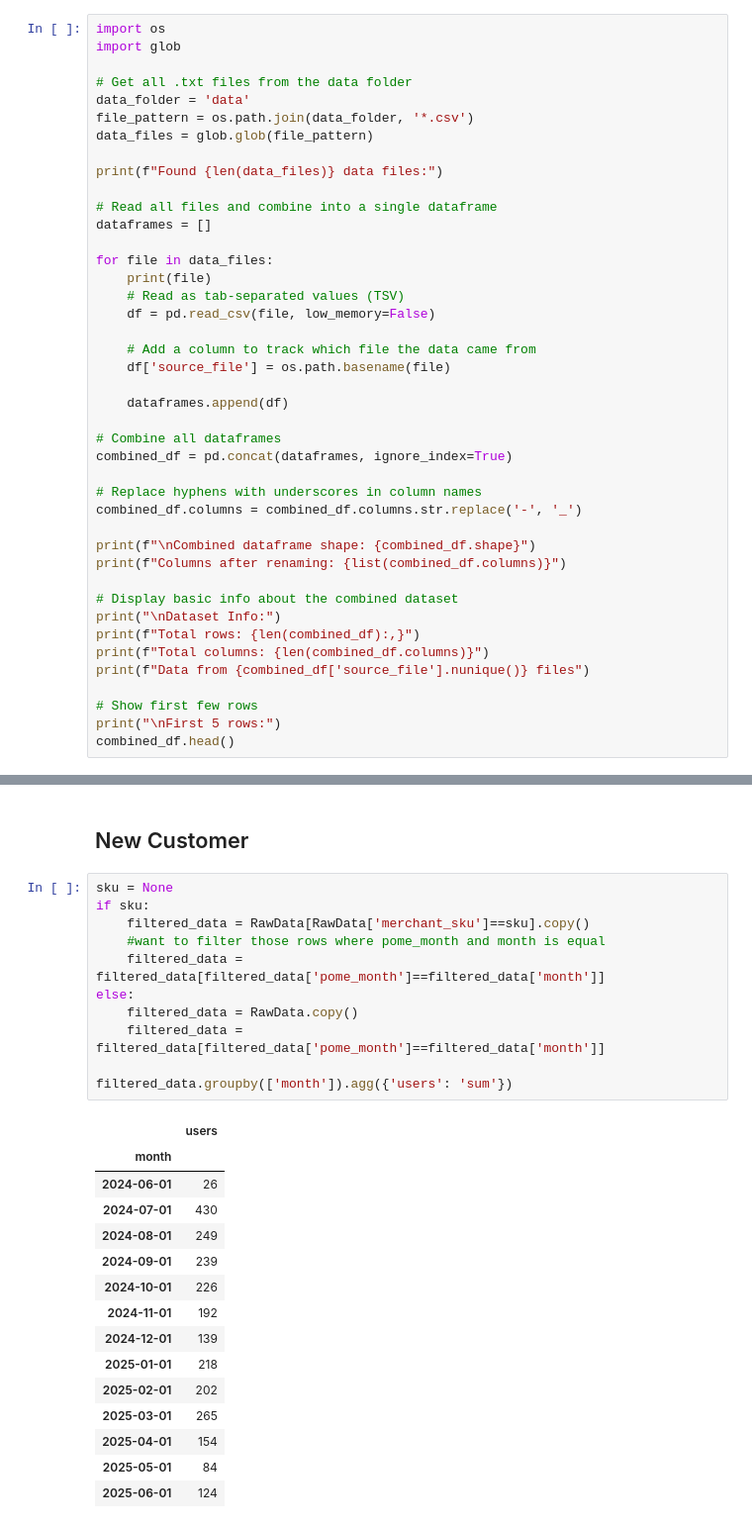
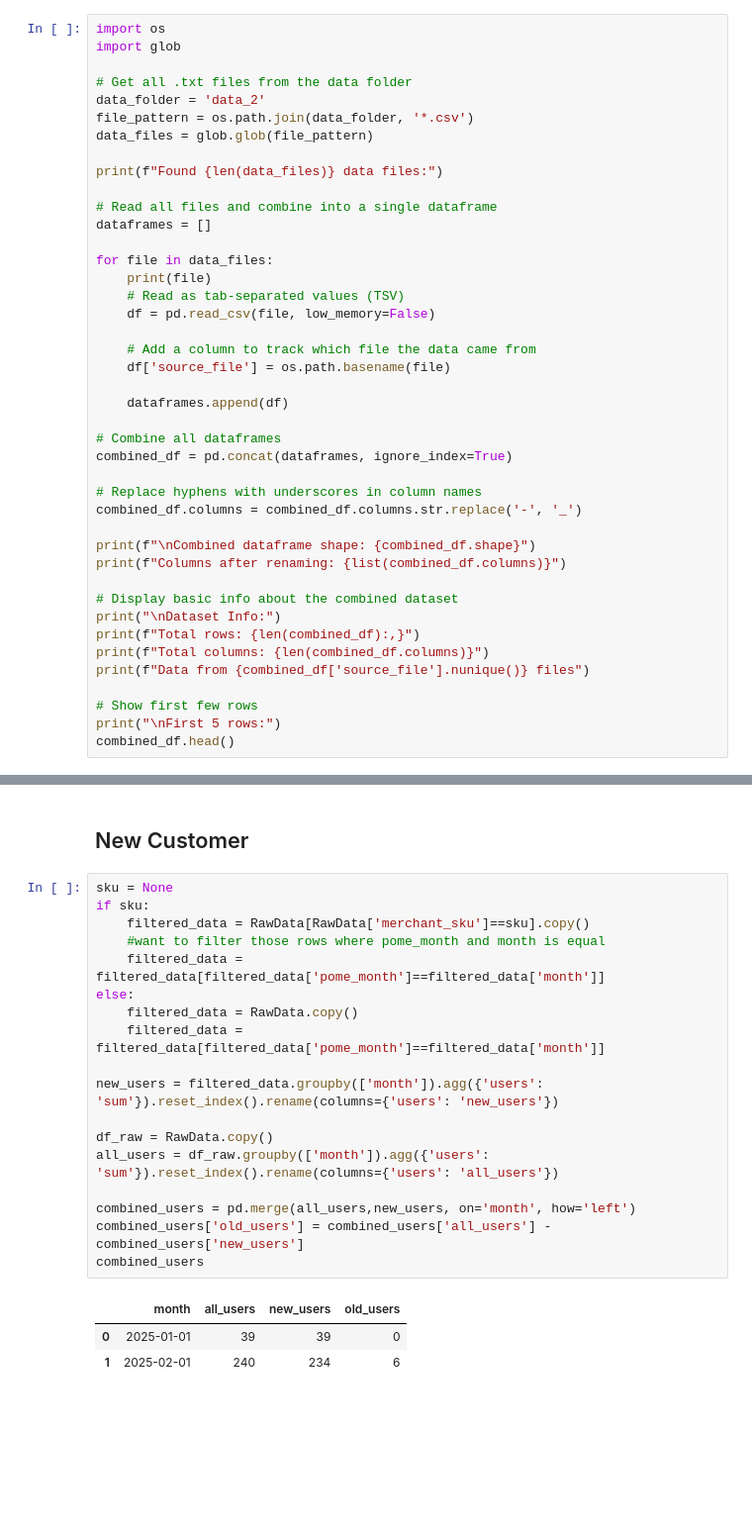
Before and after one commit to datadecoder25/cpg_ltv_calculation, a Jupyter notebook: ltv_calculation.ipynb, the cells around one changed output, grey strips where cells are left out. Shown at 99% size. Cells and saved outputs as stored; diff of their text form; blank space fills up the shorter version.

Commit message:
changed user calculation

```diff
--- a/ltv_calculation.ipynb
+++ b/ltv_calculation.ipynb
@@ -39,7 +53,7 @@ import os
 import glob
 
 # Get all .txt files from the data folder
-data_folder = 'data'
+data_folder = 'data_2'
 file_pattern = os.path.join(data_folder, '*.csv')
 data_files = glob.glob(file_pattern)
 
@@ -1124,27 +1083,22 @@ Retention columns: [Timestamp('2024-07-01 00:00:00'), Timestamp('2024-08-01 00:0
 # %%
 sku = None
 if sku:
     filtered_data = RawData[RawData['merchant_sku']==sku].copy()
     #want to filter those rows where pome_month and month is equal
     filtered_data = filtered_data[filtered_data['pome_month']==filtered_data['month']]
 else:
     filtered_data = RawData.copy()
     filtered_data = filtered_data[filtered_data['pome_month']==filtered_data['month']]
 
-filtered_data.groupby(['month']).agg({'users': 'sum'})
+new_users = filtered_data.groupby(['month']).agg({'users': 'sum'}).reset_index().rename(columns={'users': 'new_users'})
+
+df_raw = RawData.copy()
+all_users = df_raw.groupby(['month']).agg({'users': 'sum'}).reset_index().rename(columns={'users': 'all_users'})
+
+combined_users = pd.merge(all_users,new_users, on='month', how='left')
+combined_users['old_users'] = combined_users['all_users'] - combined_users['new_users']
+combined_users
 # %% [output]
-|  | users |
-| month |  |
-| 2024-06-01 | 26 |
-| 2024-07-01 | 430 |
-| 2024-08-01 | 249 |
-| 2024-09-01 | 239 |
-| 2024-10-01 | 226 |
-| 2024-11-01 | 192 |
-| 2024-12-01 | 139 |
-| 2025-01-01 | 218 |
-| 2025-02-01 | 202 |
-| 2025-03-01 | 265 |
-| 2025-04-01 | 154 |
-| 2025-05-01 | 84 |
-| 2025-06-01 | 124 |
+|  | month | all_users | new_users | old_users |
+| 0 | 2025-01-01 | 39 | 39 | 0 |
+| 1 | 2025-02-01 | 240 | 234 | 6 |
```
Also changed, not shown: parts of 27 cells of this notebook, 1 other file.
